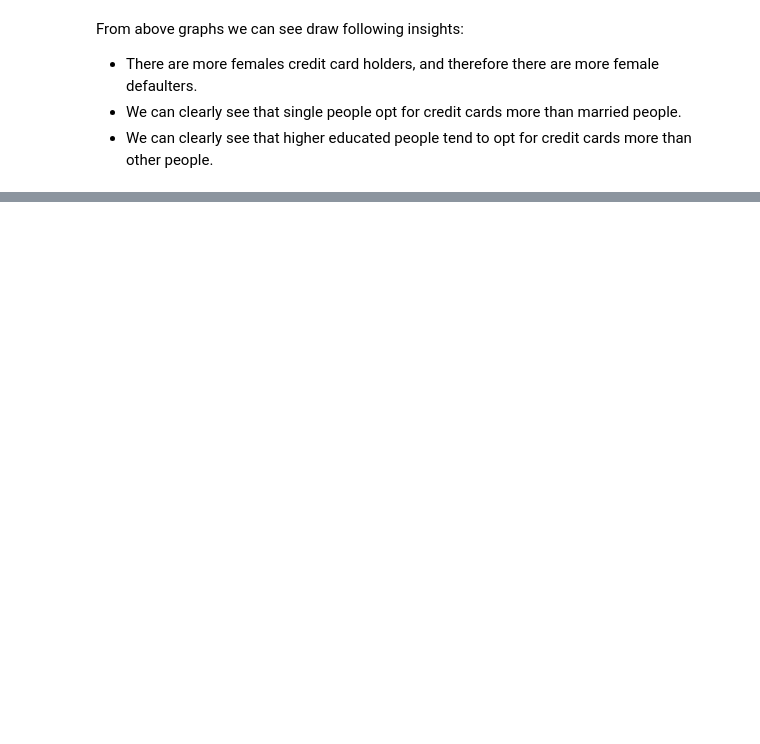
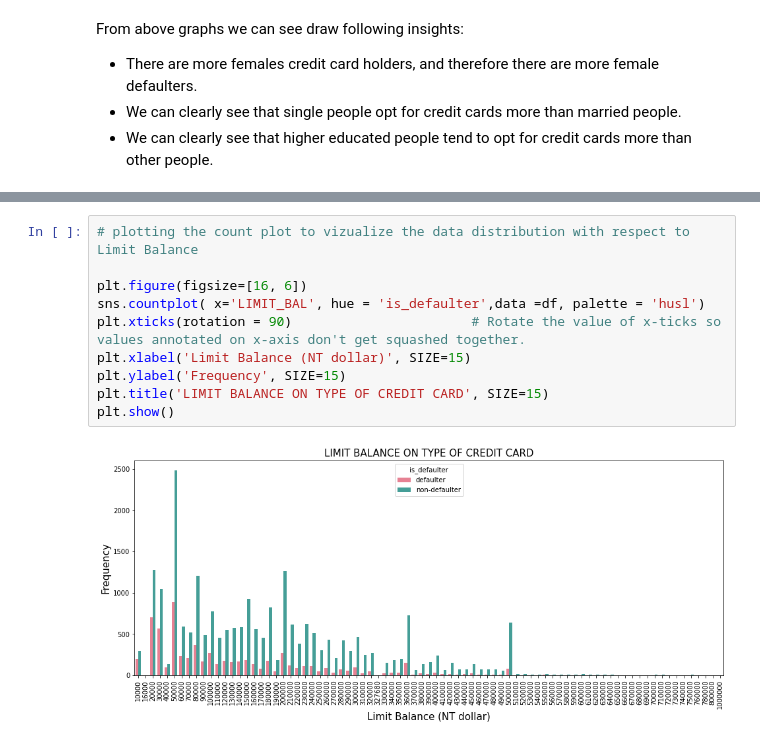
Before and after one commit to gopaljigupta45/CREDIT_CARD_DEFAULT_PREDICTION, a Jupyter notebook: Credit_Card_Default_Prediction_GOPAL_JI_GUPTA_Capstone_Project.ipynb, the cells around one changed output, grey strips where cells are left out. Cells and saved outputs as stored; diff of their text form; blank space fills up the shorter version.

```diff
--- a/Credit_Card_Default_Prediction_GOPAL_JI_GUPTA_Capstone_Project.ipynb
+++ b/Credit_Card_Default_Prediction_GOPAL_JI_GUPTA_Capstone_Project.ipynb
@@ -331,0 +353,12 @@ plt.show()
+# %%
+# plotting the count plot to vizualize the data distribution with respect to Limit Balance
+
+plt.figure(figsize=[16, 6])
+sns.countplot( x='LIMIT_BAL', hue = 'is_defaulter',data =df, palette = 'husl')
+plt.xticks(rotation = 90)                       # Rotate the value of x-ticks so values annotated on x-axis don't get squashed together.
+plt.xlabel('Limit Balance (NT dollar)', SIZE=15)
+plt.ylabel('Frequency', SIZE=15)
+plt.title('LIMIT BALANCE ON TYPE OF CREDIT CARD', SIZE=15)
+plt.show()
+# %% [output]
+[figure, added]
```
Also changed, not shown: parts of 19 cells of this notebook.
